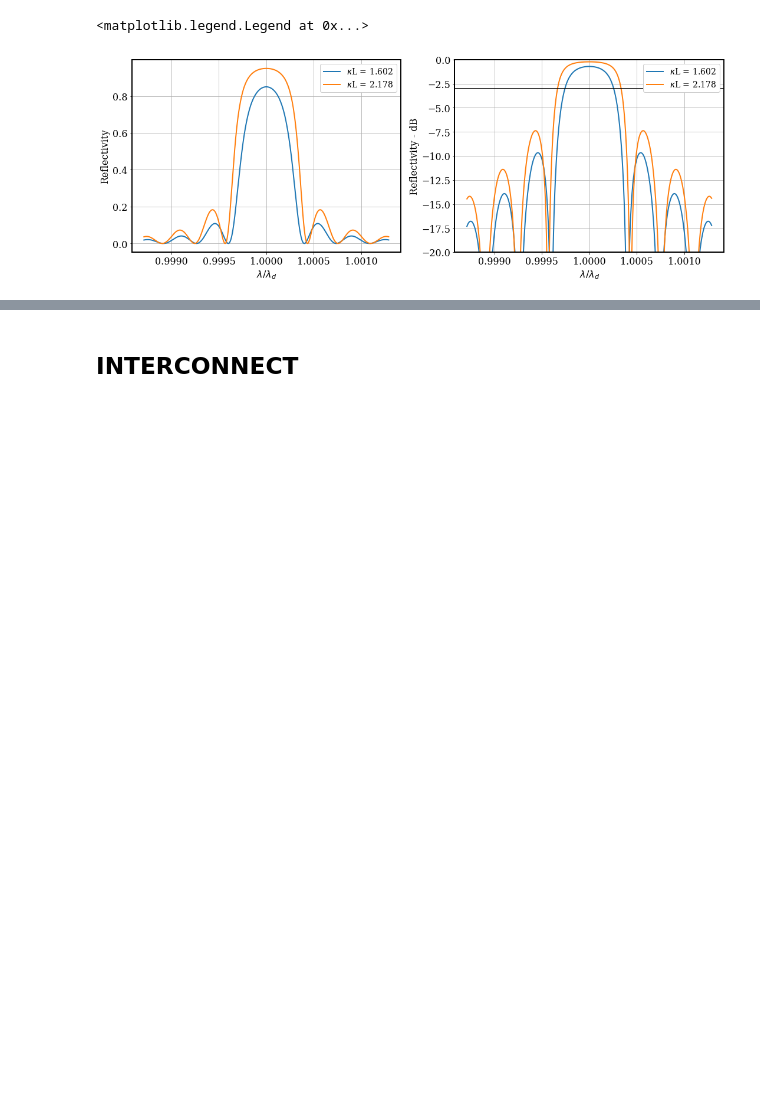
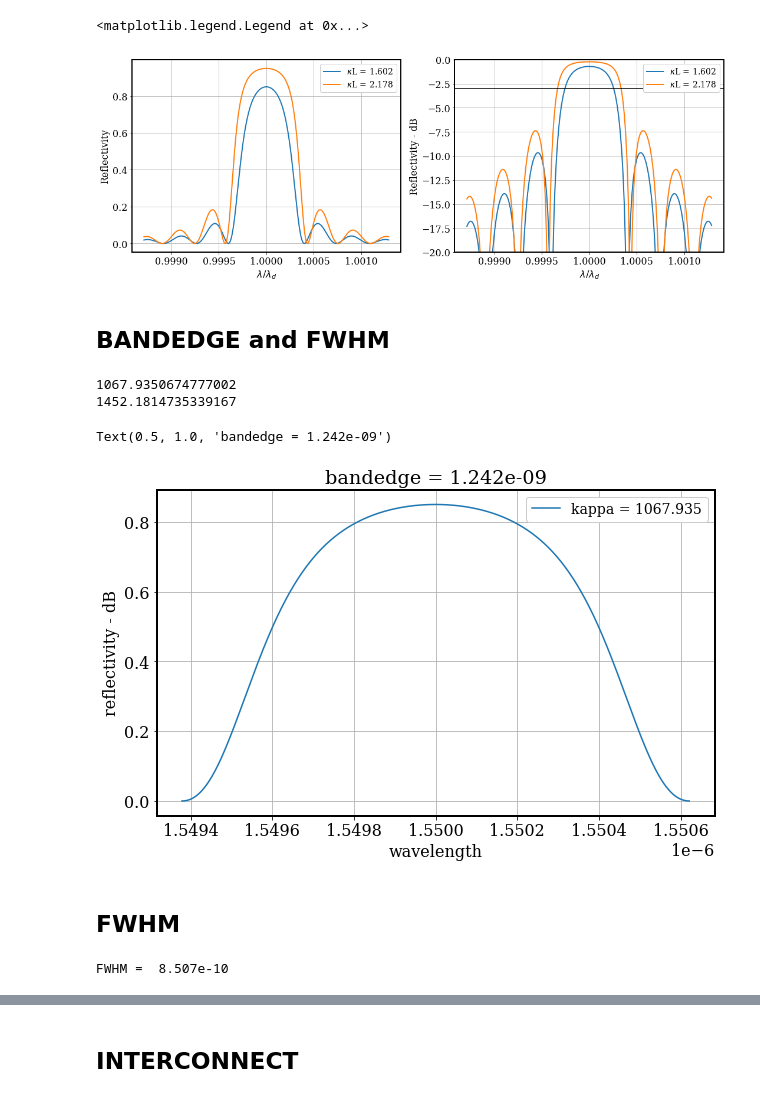
Before and after one commit to moisesoliveira08/BragGrating, a Jupyter notebook: Documentation/FBG.ipynb, the cells around one changed output, grey strips where cells are left out. Saved outputs shown, nothing was run; the diff lists cells and outputs as text; code cells hidden in the pictures; blank space fills up the shorter version.

```diff
--- a/Documentation/FBG.ipynb
+++ b/Documentation/FBG.ipynb
@@ -36,0 +38,4 @@ r2 = np.sinh(csqrt(kappa_2**2-sigma_c**2)*L)**2/((np.cosh(csqrt(kappa_2**2-sigma
+# %%
+def reflectivity(sigma, kappa, L):
+    r = np.sinh(csqrt(kappa**2-sigma**2)*L)**2/((np.cosh(csqrt(kappa**2-sigma**2)*L)**2) - sigma**2/kappa**2)
+    return r
@@ -63,3 +72,50 @@ ax[1].legend(loc = 'upper right',framealpha = 1, fontsize = 14)
 # %% [output]
 <matplotlib.legend.Legend at 0x...>
 [figure]
+# %% [markdown]
+## BANDEDGE and FWHM
+# %%
+print(kappa_1) ## length = 1.5 mm
+print(kappa_2) ## length = 1.5 mm
+# %% [output]
+1067.9350674777002
+1452.1814735339167
+# %%
+dlam_lam = (a_c_1/neff)*np.sqrt(1 + (lambda_d/(a_c_1*L))**2)
+lambda_right = lambda_d + lambda_d*dlam_lam/2
+lambda_left = lambda_d - lambda_d*dlam_lam/2
+bandwidth = np.linspace(lambda_left, lambda_right, 1000)
+band = lambda_right - lambda_left
+sigma_bandwidth = 2*np.pi*neff*((1/bandwidth) - (1/lambda_d))
+r1_bandwidth = reflectivity(sigma_bandwidth, kappa_1, L)
+# %%
+figure = plt.figure(figsize=(10,6))
+plt.rc('font', **font)
+plt.rc('axes', linewidth=2)
+
+plt.plot(bandwidth, r1_bandwidth, label = 'kappa = ' + str(round(kappa_1, 3)))
+plt.grid(True)
+plt.xlabel('wavelength')
+plt.ylabel('reflectivity - dB')
+plt.legend(loc = 'upper right', framealpha = 1, fontsize = 14)
+plt.title('bandedge = ' + str(round(band, 12)))
+# %% [output]
+Text(0.5, 1.0, 'bandedge = 1.242e-09')
+[figure, added]
+# %% [markdown]
+## FWHM
+# %%
+for i in range(len(bandwidth)):
+    if r1_bandwidth[i] < r_max_1/2 and r1_bandwidth[i + 1] > r_max_1/2:
+        min_index = 1
+        break
+
+for j in range (min_index, len(bandwidth)):
+    if r1_bandwidth[j] > r_max_1/2 and r1_bandwidth[j + 1] < r_max_1/2:
+        max_index = j
+        break
+
+fwhm = bandwidth[j] - bandwidth[i]
+print('FWHM = ', round(fwhm, 13))
+# %% [output]
+FWHM =  8.507e-10
```
Also changed, not shown: parts of 8 cells of this notebook, 3 other files.
